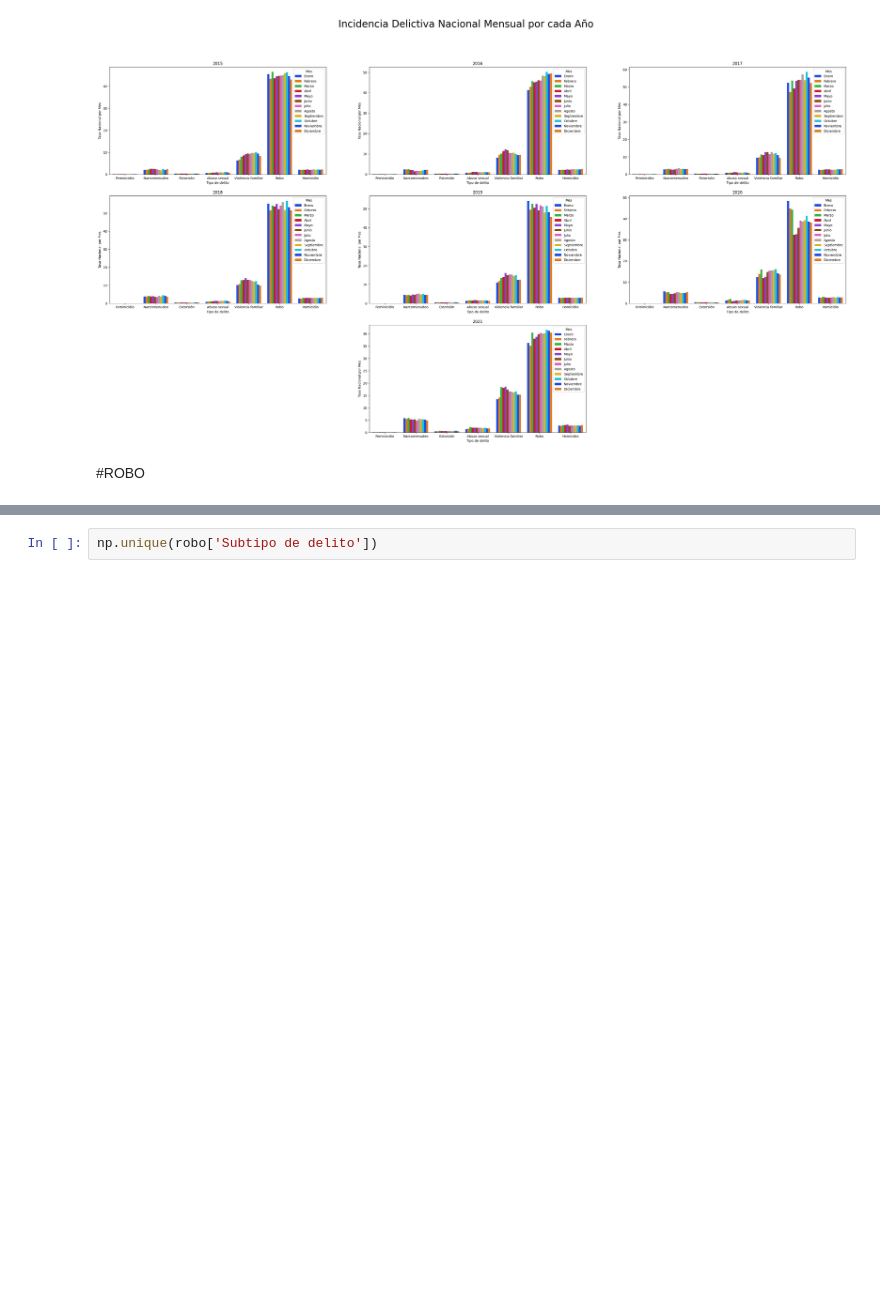
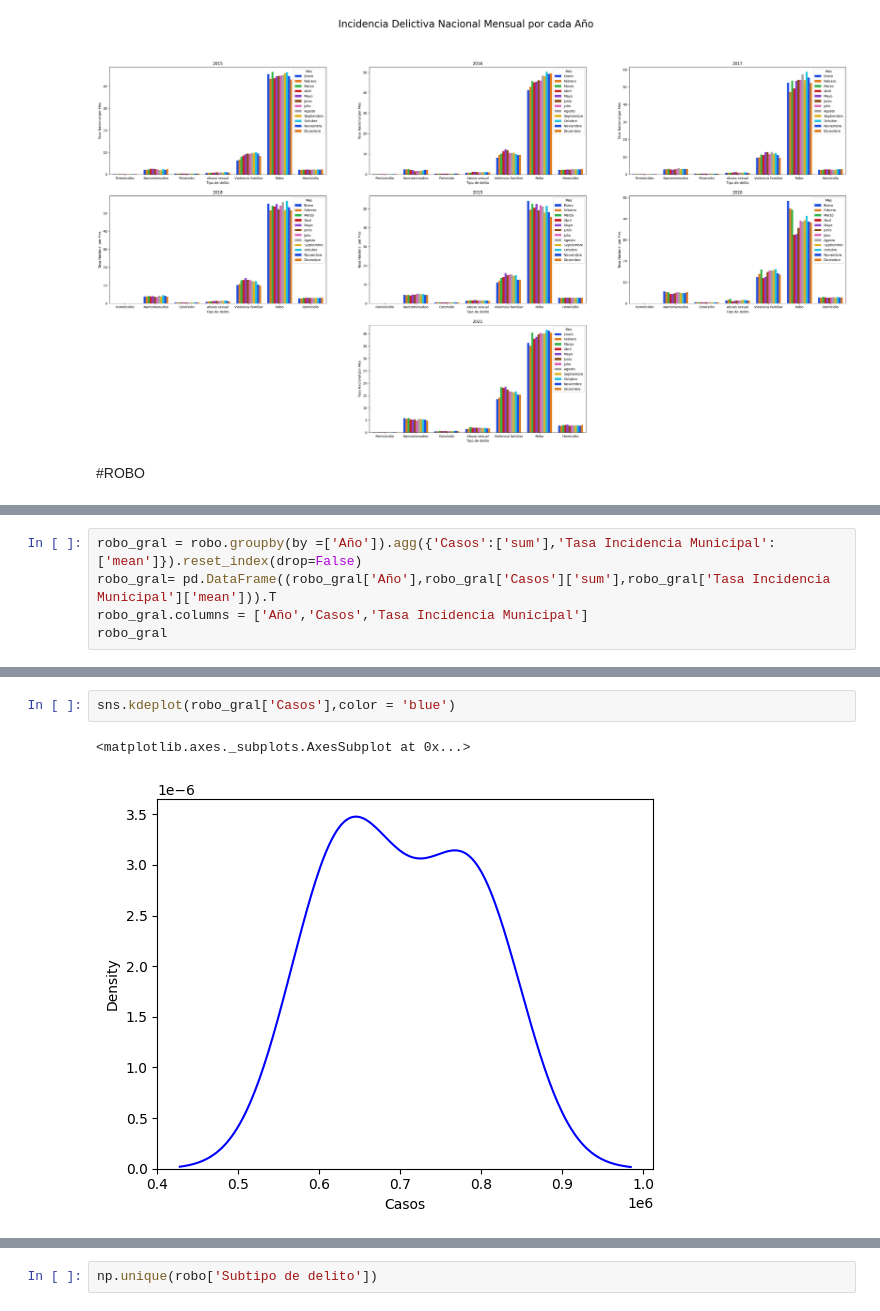
Before and after one commit to abrilgcz/Ciencia-de-Datos, a Jupyter notebook: ProyectoASE.ipynb, the cells around one changed output, grey strips where cells are left out. Drawn from its saved outputs; the diff is of its cells as text; blank space fills up the shorter version.

```diff
--- a/ProyectoASE.ipynb
+++ b/ProyectoASE.ipynb
@@ -1251,3 +1214,8 @@ robo.head()
 | 41 | 2015 | 1 | Aguascalientes | 1001 | Aguascalientes | Robo | Robo de vehículo automotor | Robo de coche de 4 ruedas Con vio... | ... |
 | 42 | 2015 | 1 | Aguascalientes | 1001 | Aguascalientes | Robo | Robo de vehículo automotor | Robo de coche de 4 ruedas Sin vio... | ... |
 | 43 | 2015 | 1 | Aguascalientes | 1001 | Aguascalientes | Robo | Robo de vehículo automotor | Robo de motocicleta Con violencia | ... |
+# %%
+robo_gral = robo.groupby(by =['Año']).agg({'Casos':['sum'],'Tasa Incidencia Municipal':['mean']}).reset_index(drop=False)
+robo_gral= pd.DataFrame((robo_gral['Año'],robo_gral['Casos']['sum'],robo_gral['Tasa Incidencia Municipal']['mean'])).T
+robo_gral.columns = ['Año','Casos','Tasa Incidencia Municipal']
+robo_gral
@@ -1253,0 +1231,5 @@ robo.head()
+# %%
+sns.kdeplot(robo_gral['Casos'],color = 'blue')
+# %% [output]
+<matplotlib.axes._subplots.AxesSubplot at 0x...>
+[figure, added]
```
Also changed, not shown: parts of 67 cells of this notebook.
